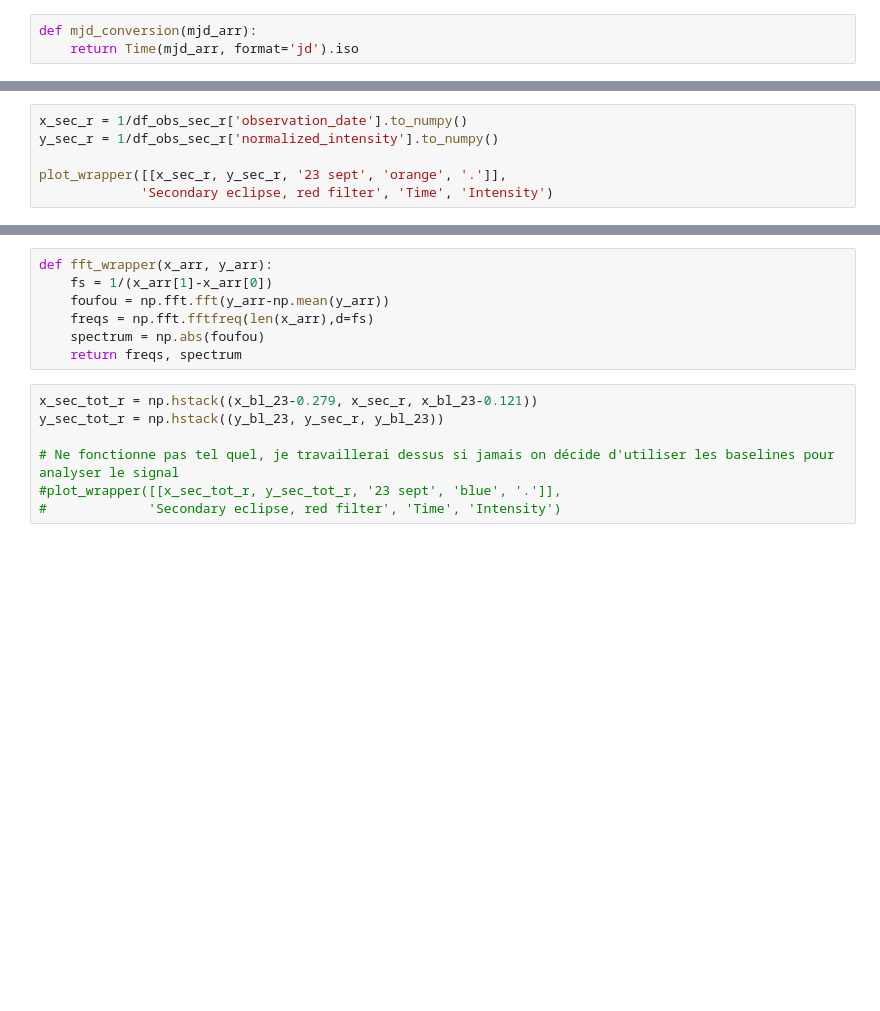
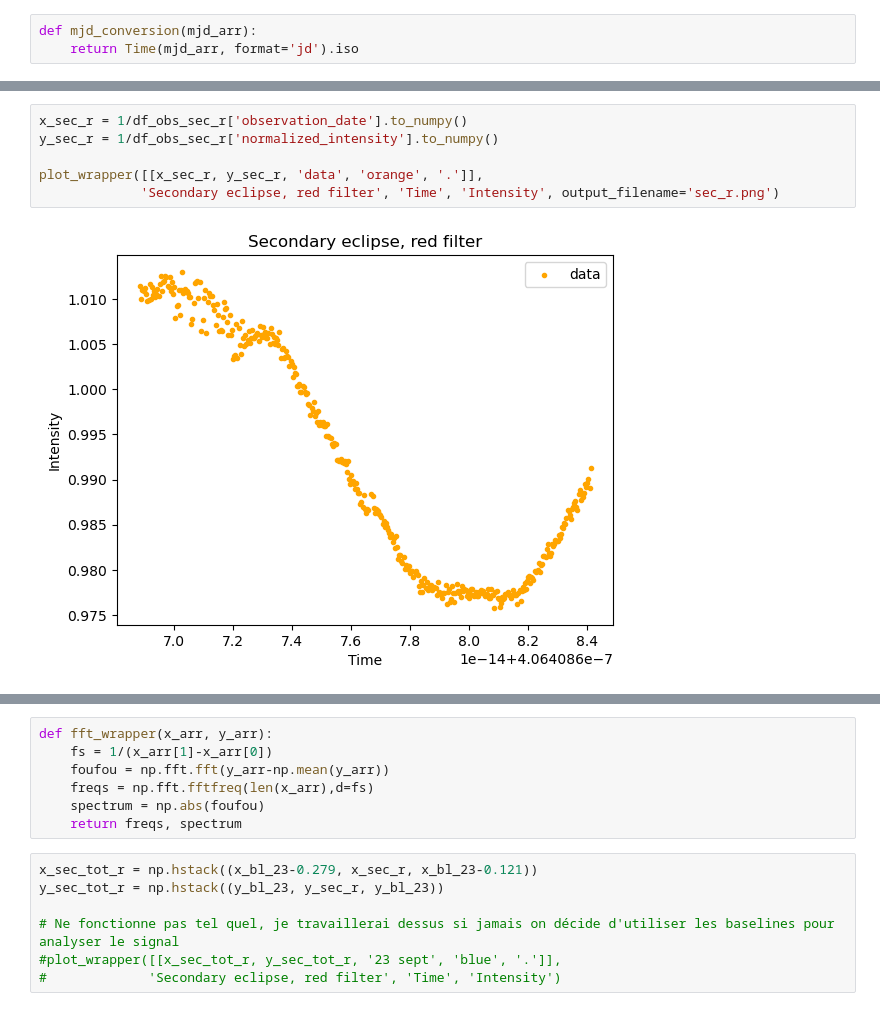
Before and after one commit to jakbay/ohp_binaire_a_eclipses, a Jupyter notebook: Ajustement_donnees.ipynb, the cells around one changed output, grey strips where cells are left out. Cells and saved outputs as stored; diff of their text form; blank space fills up the shorter version.

Commit message:
Export graphs with simple data.

```diff
--- a/Ajustement_donnees.ipynb
+++ b/Ajustement_donnees.ipynb
@@ -50,9 +57,11 @@ std_bl_24=np.std(y_bl_24)
 # %%
 x_sec_r = 1/df_obs_sec_r['observation_date'].to_numpy()
 y_sec_r = 1/df_obs_sec_r['normalized_intensity'].to_numpy()
 
-plot_wrapper([[x_sec_r, y_sec_r, '23 sept', 'orange', '.']],
-             'Secondary eclipse, red filter', 'Time', 'Intensity')
+plot_wrapper([[x_sec_r, y_sec_r, 'data', 'orange', '.']],
+             'Secondary eclipse, red filter', 'Time', 'Intensity', output_filename='sec_r.png')
+# %% [output]
+[figure, added]
 # %%
 x_sec_g = df_obs_sec_g['observation_date'].to_numpy()
 y_sec_g = 1/(df_obs_sec_g['normalized_intensity'].to_numpy())
```
Also changed, not shown: parts of 10 cells of this notebook.
